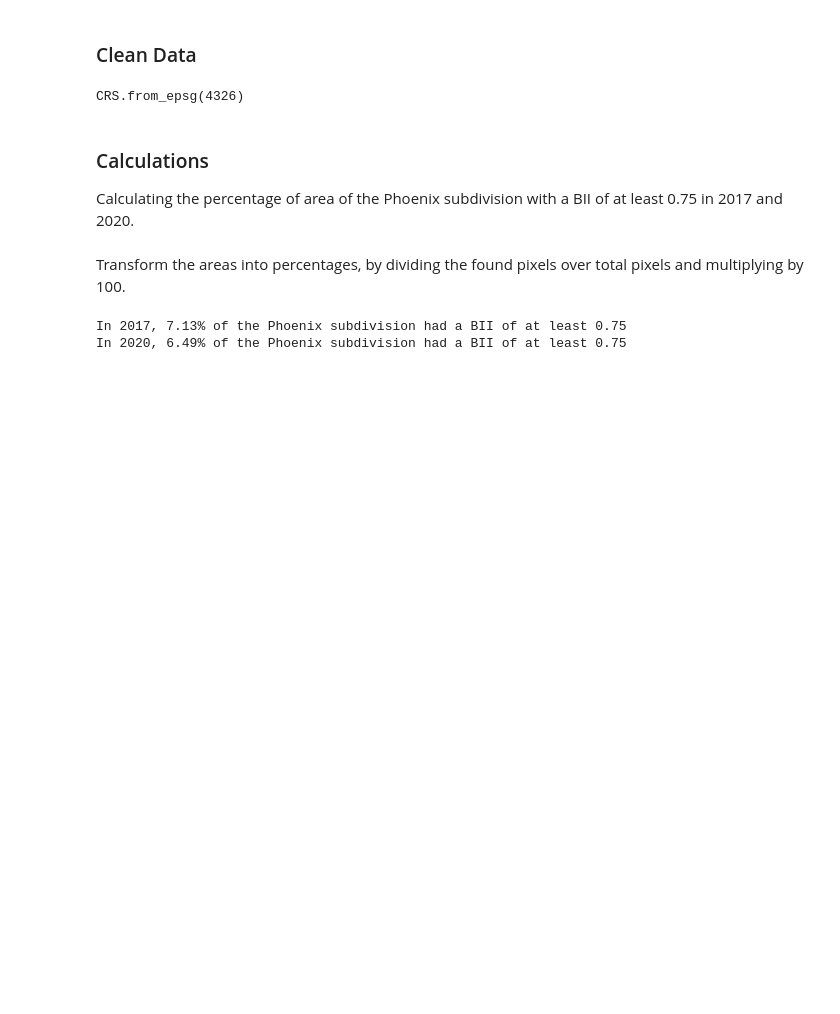
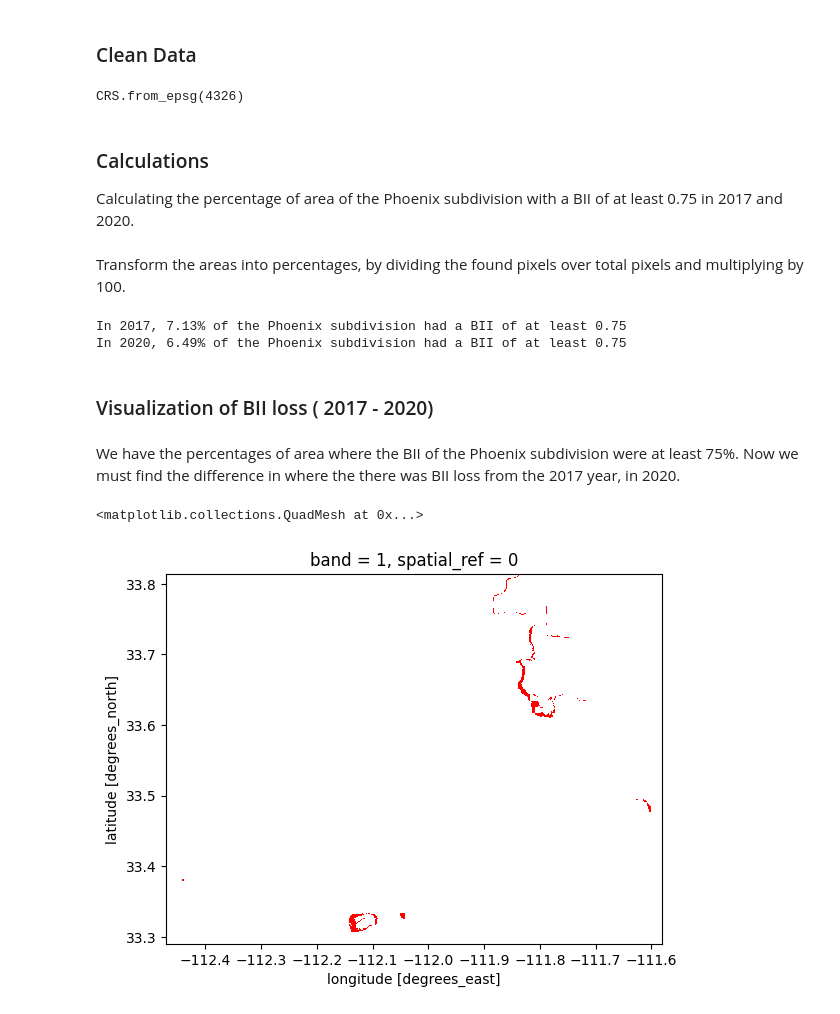
Before and after one commit to nmoraescommit/biodiversity_intact_index_phoenix, a Jupyter notebook: biodiv_index.ipynb, the cells around one changed output. Cells and saved outputs as stored; diff of their text form; code cells hidden in the pictures; blank space fills up the shorter version.

```diff
--- a/biodiv_index.ipynb
+++ b/biodiv_index.ipynb
@@ -246,10 +278,0 @@ phoenix_2020_75_pixels = phoenix_2020_bii_bool.values.sum()
-# %%
-# Calculate percentages
-phoenix_2017_pix_perc = (phoenix_2017_75_pixels / bio_2017_total_pixels)*100
-phoenix_2020_pix_perc = (phoenix_2020_75_pixels / bio_2020_total_pixels)*100
-
-print(f"In 2017, {round(phoenix_2020_pix_perc, 2)}% of the Phoenix subdivision had a BII of at least 0.75" )
-print(f"In 2020, {round(phoenix_2017_pix_perc, 2)}% of the Phoenix subdivision had a BII of at least 0.75" )
-# %% [output]
-In 2017, 7.13% of the Phoenix subdivision had a BII of at least 0.75
-In 2020, 6.49% of the Phoenix subdivision had a BII of at least 0.75
@@ -255,0 +283,29 @@ In 2020, 6.49% of the Phoenix subdivision had a BII of at least 0.75
+# %%
+# Print message with pixel percentafes
+print(f"In 2017, {round(phoenix_2017_pix_perc, 2)}% of the Phoenix subdivision had a BII of at least 0.75" )
+print(f"In 2020, {round(phoenix_2020_pix_perc, 2)}% of the Phoenix subdivision had a BII of at least 0.75" )
+# %% [output]
+In 2017, 7.13% of the Phoenix subdivision had a BII of at least 0.75
+In 2020, 6.49% of the Phoenix subdivision had a BII of at least 0.75
+# %% [markdown]
+### Visualization of BII loss ( 2017 - 2020)
+# %% [markdown]
+We have the percentages of area where the BII of the Phoenix subdivision were at least 75%. Now we must find the difference in where the there was BII loss from the 2017 year, in 2020.
+# %%
+# Calculate difference between 2020 and 2017 pixels
+bii_difference_pix = phoenix_2017_bii_bool - phoenix_2020_bii_bool
+
+# Reclassify, such that pixels that are not 1 are NA
+bii_loss_pix = (bii_difference_pix == 1).astype(int)
+
+color_map = ["none", # set non-1 values to transparent
+            "red"] # color loss areas red
+
+# Create a colormap of color_map
+cmap = plt.cm.colors.ListedColormap(color_map)
+
+# Check
+bii_loss_pix.plot(cmap = cmap, add_colorbar = False)
+# %% [output]
+<matplotlib.collections.QuadMesh at 0x...>
+[figure, added]
```
Also changed, not shown: parts of 9 cells of this notebook, 1 other file.
